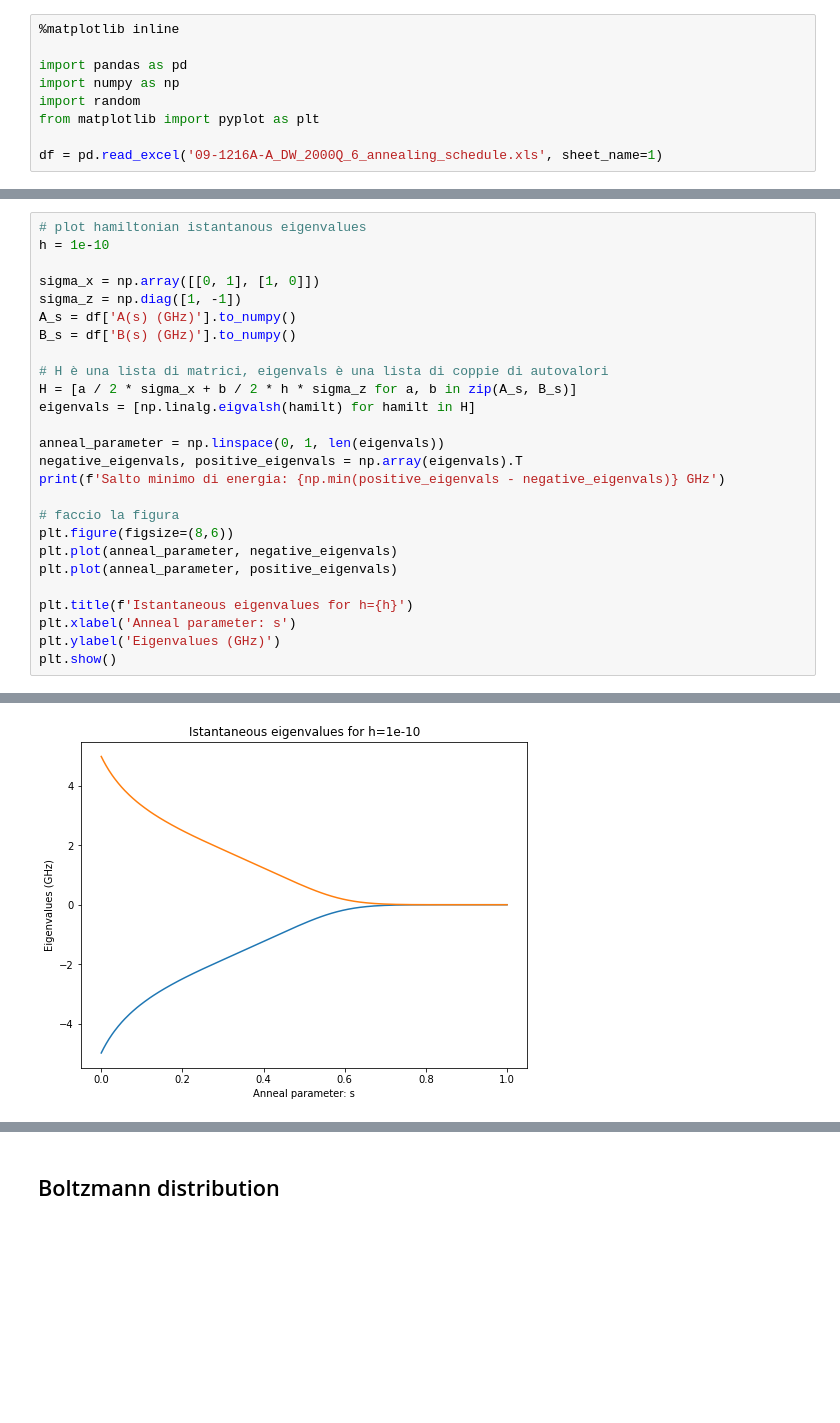
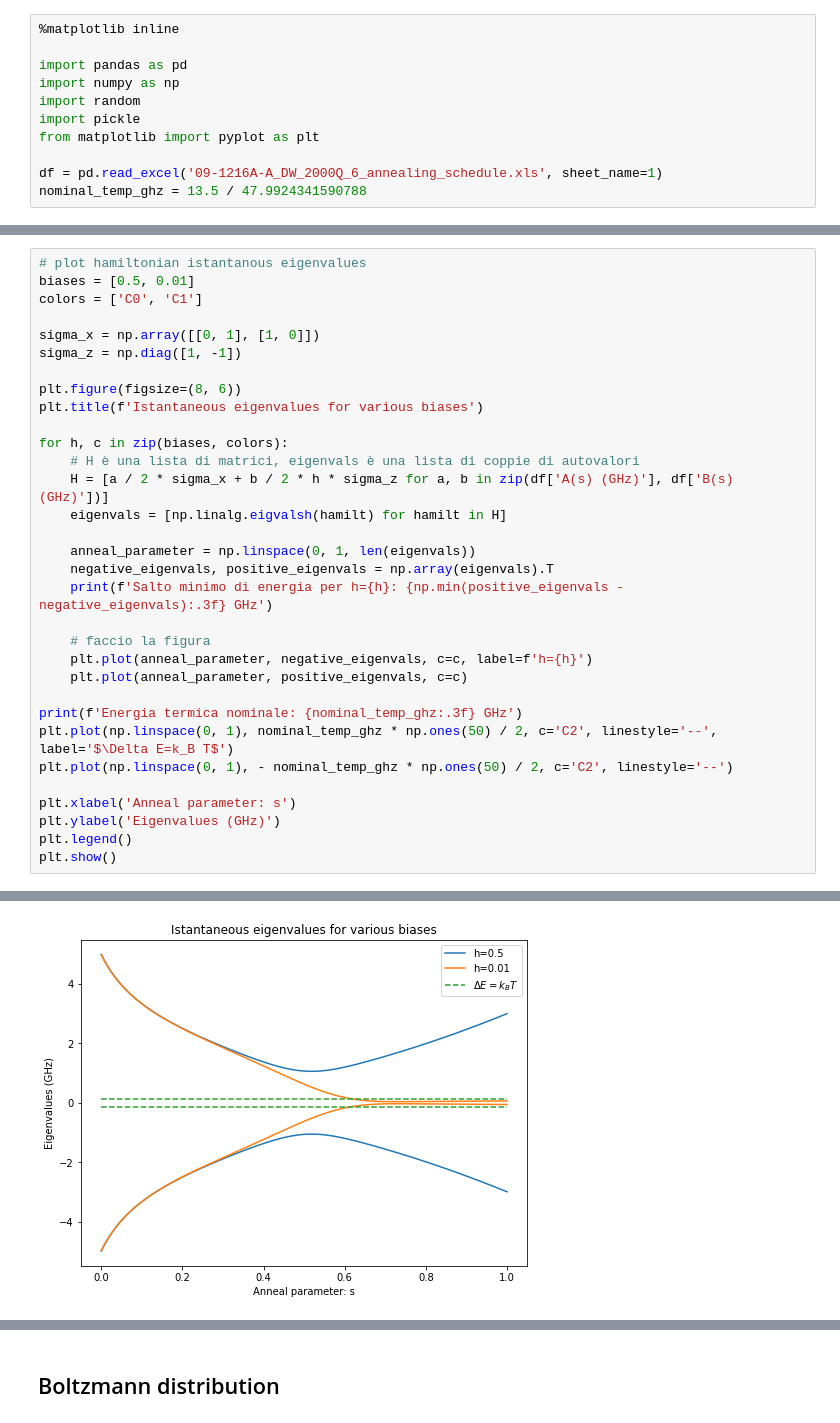
Before and after one commit to federicovisintini/Dwave2000q, a Jupyter notebook: 0_single_qubit_temperature.ipynb, the cells around one changed output, grey strips where cells are left out. Drawn from its saved outputs; the diff is of its cells as text; blank space fills up the shorter version.

```diff
--- a/0_single_qubit_temperature.ipynb
+++ b/0_single_qubit_temperature.ipynb
@@ -11,7 +11,9 @@ dove $A(s), B(s)$ dipendono dal device, mentre $h_i, J_{i,j}$ sono definiti dall
 import pandas as pd
 import numpy as np
 import random
+import pickle
 from matplotlib import pyplot as plt
 
 df = pd.read_excel('09-1216A-A_DW_2000Q_6_annealing_schedule.xls', sheet_name=1)
+nominal_temp_ghz = 13.5 / 47.9924341590788
 # %%
@@ -44,28 +40,34 @@ $$ \quad \forall i,j \quad J_{i,j}=0 $$
 $$ \mathcal{H}_{\text{single qubit}} = - \frac{A(s)}{2} \hat{\sigma}_x + \frac{B(s)}{2} h \hat{\sigma}_z $$
 # %%
 # plot hamiltonian istantanous eigenvalues
-h = 1e-10
+biases = [0.5, 0.01]
+colors = ['C0', 'C1']
 
 sigma_x = np.array([[0, 1], [1, 0]])
 sigma_z = np.diag([1, -1])
-A_s = df['A(s) (GHz)'].to_numpy()
-B_s = df['B(s) (GHz)'].to_numpy()
 
-# H è una lista di matrici, eigenvals è una lista di coppie di autovalori
-H = [a / 2 * sigma_x + b / 2 * h * sigma_z for a, b in zip(A_s, B_s)]
-eigenvals = [np.linalg.eigvalsh(hamilt) for hamilt in H]
+plt.figure(figsize=(8, 6))
+plt.title(f'Istantaneous eigenvalues for various biases')
 
-anneal_parameter = np.linspace(0, 1, len(eigenvals))
-negative_eigenvals, positive_eigenvals = np.array(eigenvals).T
-print(f'Salto minimo di energia: {np.min(positive_eigenvals - negative_eigenvals)} GHz')
+for h, c in zip(biases, colors):
+    # H è una lista di matrici, eigenvals è una lista di coppie di autovalori
+    H = [a / 2 * sigma_x + b / 2 * h * sigma_z for a, b in zip(df['A(s) (GHz)'], df['B(s) (GHz)'])]
+    eigenvals = [np.linalg.eigvalsh(hamilt) for hamilt in H]
 
-# faccio la figura
-plt.figure(figsize=(8,6))
-plt.plot(anneal_parameter, negative_eigenvals)
-plt.plot(anneal_parameter, positive_eigenvals)
+    anneal_parameter = np.linspace(0, 1, len(eigenvals))
+    negative_eigenvals, positive_eigenvals = np.array(eigenvals).T
+    print(f'Salto minimo di energia per h={h}: {np.min(positive_eigenvals - negative_eigenvals):.3f} GHz')
 
-plt.title(f'Istantaneous eigenvalues for h={h}')
+    # faccio la figura
+    plt.plot(anneal_parameter, negative_eigenvals, c=c, label=f'h={h}')
+    plt.plot(anneal_parameter, positive_eigenvals, c=c)
+
+print(f'Energia termica nominale: {nominal_temp_ghz:.3f} GHz')
+plt.plot(np.linspace(0, 1), nominal_temp_ghz * np.ones(50) / 2, c='C2', linestyle='--', label='$\Delta E=k_B T$')
+plt.plot(np.linspace(0, 1), - nominal_temp_ghz * np.ones(50) / 2, c='C2', linestyle='--')
+
 plt.xlabel('Anneal parameter: s')
 plt.ylabel('Eigenvalues (GHz)')
+plt.legend()
 plt.show()
 # %% [output]
@@ -73,4 +77,4 @@ Salto minimo di energia: 1.9038426749250454e-07 GHz
-[figure, old version]
+[figure, new version]
 # %%
 # cerco quali device sono disponibili al momento
 from dwave.cloud import Client
```
Also changed, not shown: parts of 36 cells of this notebook.
